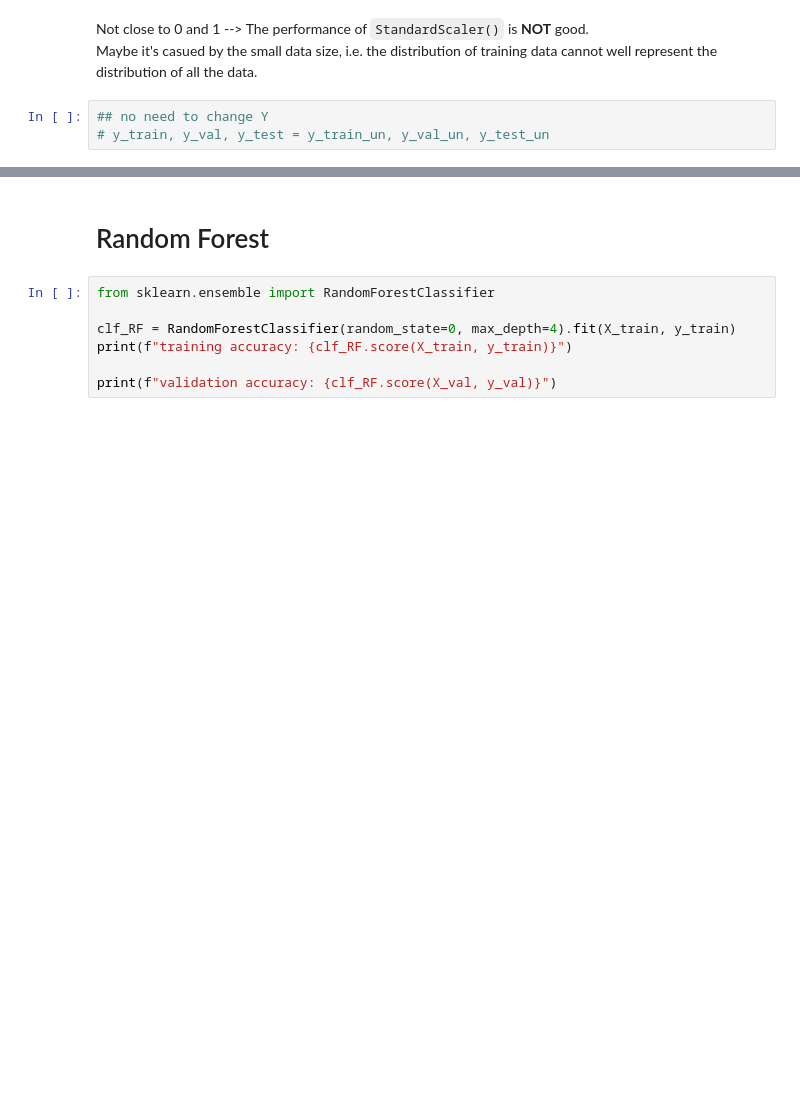
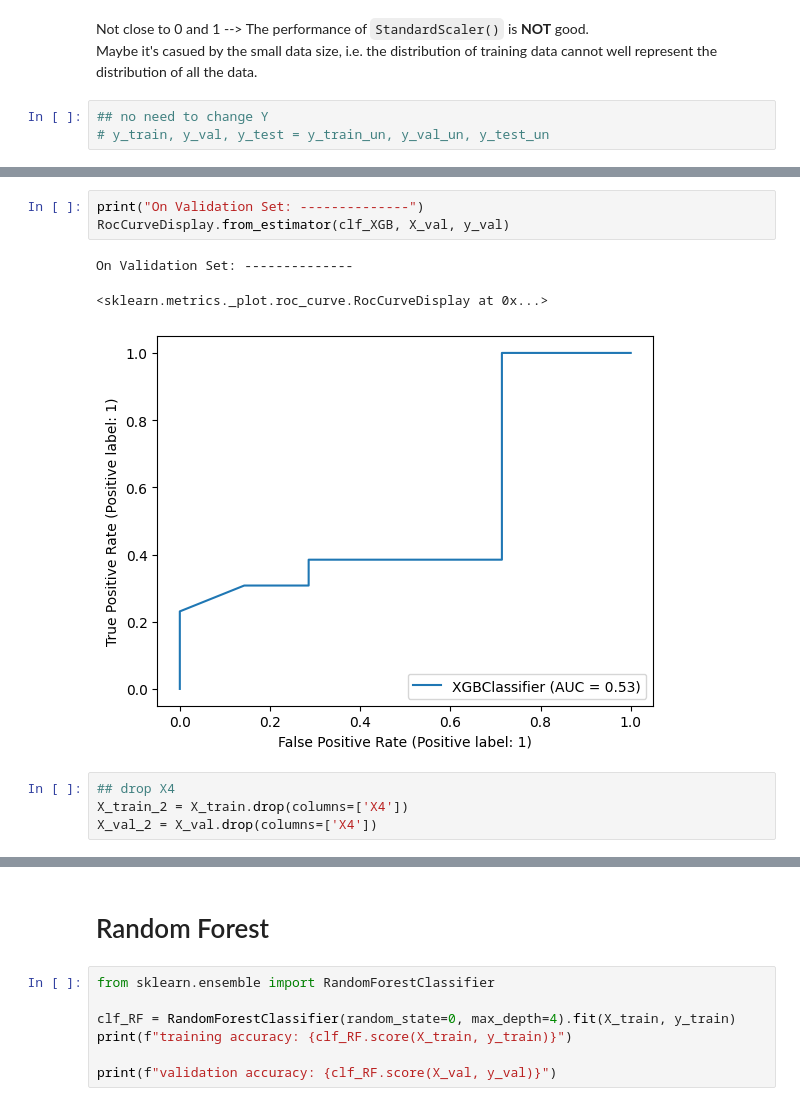
Before and after one commit to Arnoldzyf/Apziva-Projects, a Jupyter notebook: 1_happy_customers.ipynb, the cells around one changed output, grey strips where cells are left out. Drawn from its saved outputs; the diff is of its cells as text; blank space fills up the shorter version.

```diff
--- a/1_happy_customers.ipynb
+++ b/1_happy_customers.ipynb
@@ -337,0 +394,11 @@ validation accuracy: 0.5789473684210527
+# %%
+print("On Validation Set: --------------")
+RocCurveDisplay.from_estimator(clf_XGB, X_val, y_val)
+# %% [output]
+On Validation Set: --------------
+<sklearn.metrics._plot.roc_curve.RocCurveDisplay at 0x...>
+[figure, added]
+# %%
+## drop X4
+X_train_2 = X_train.drop(columns=['X4'])
+X_val_2 = X_val.drop(columns=['X4'])
```
Also changed, not shown: parts of 31 cells of this notebook.
